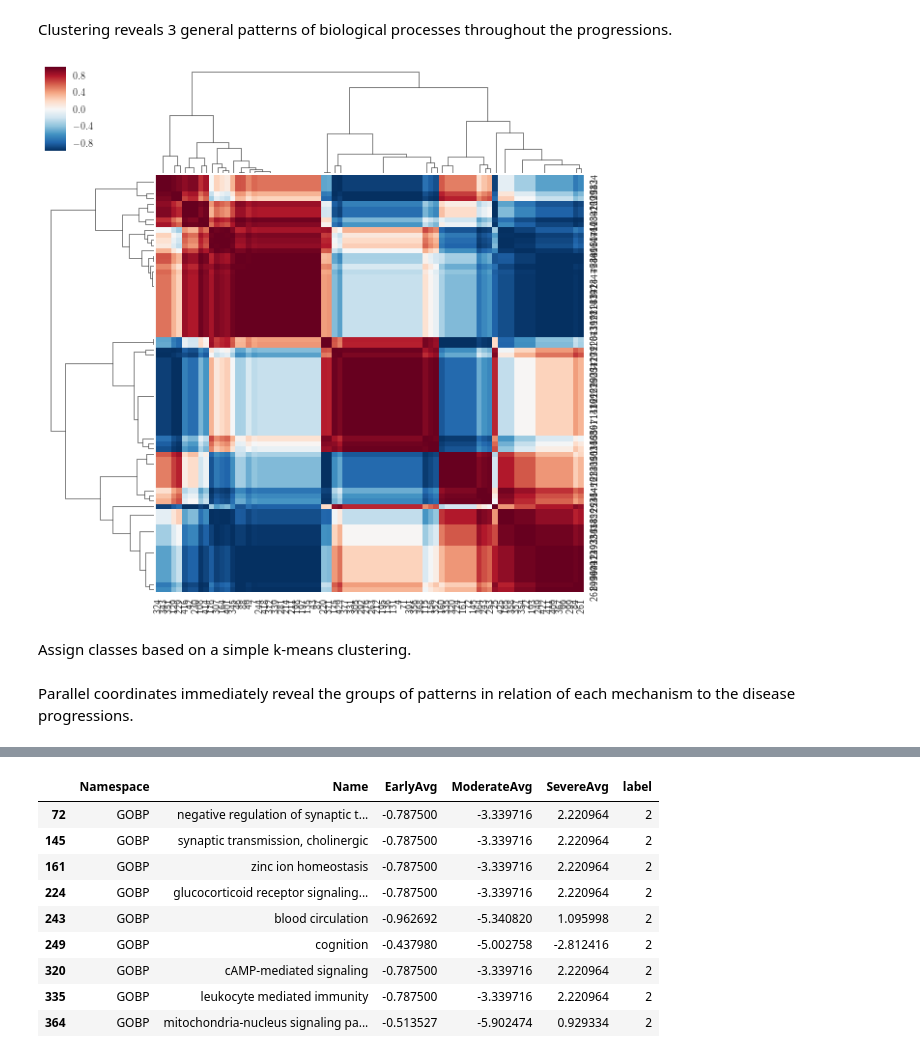
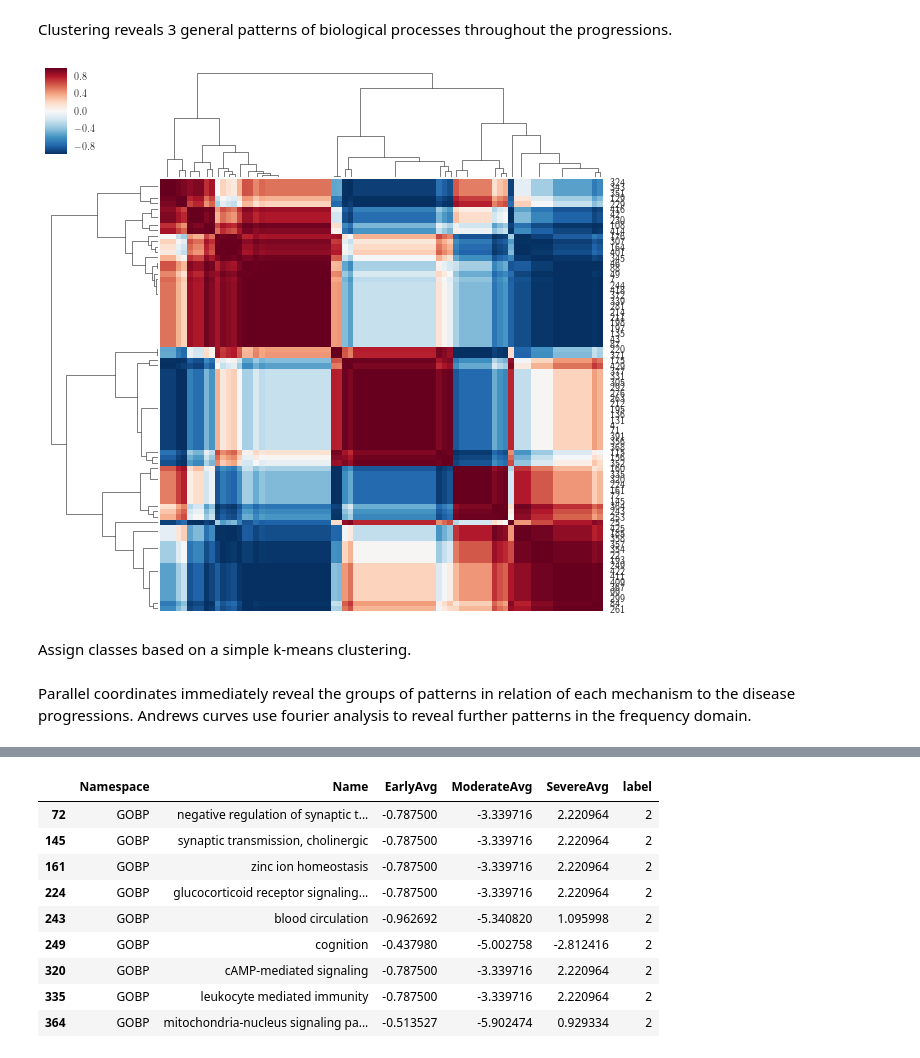
Before and after one commit to pybel/pybel-notebooks, a Jupyter notebook: algorithms/Time Series CMPA.ipynb, the cells around one changed output, grey strips where cells are left out. Saved outputs shown, nothing was run; the diff lists cells and outputs as text; code cells hidden in the pictures.

Commit message:
Update images

```diff
--- a/algorithms/Time Series CMPA.ipynb
+++ b/algorithms/Time Series CMPA.ipynb
@@ -75,11 +76,12 @@ Use the pearson correlation over the time series
 corr_df = df[cols].T.corr()
 # %% [markdown]
 Clustering reveals 3 general patterns of biological processes throughout the progressions.
-# %%
-sns.clustermap(corr_df)
-plt.show()
-# %% [output]
-[figure, removed]
+# %%
+cg = sns.clustermap(corr_df, xticklabels=False)
+plt.setp(cg.ax_heatmap.yaxis.get_majorticklabels(), rotation=0)
+plt.show()
+# %% [output]
+[figure, added]
 # %% [markdown]
 Assign classes based on a simple k-means clustering.
 # %%
@@ -88,4 +90,4 @@ km.fit(df[cols])
 
 df['label'] = km.labels_
 # %% [markdown]
-Parallel coordinates immediately reveal the groups of patterns in relation of each mechanism to the disease progressions.
+Parallel coordinates immediately reveal the groups of patterns in relation of each mechanism to the disease progressions. Andrews curves use fourier analysis to reveal further patterns in the frequency domain.
```
Also changed, not shown: parts of 7 cells of this notebook.
